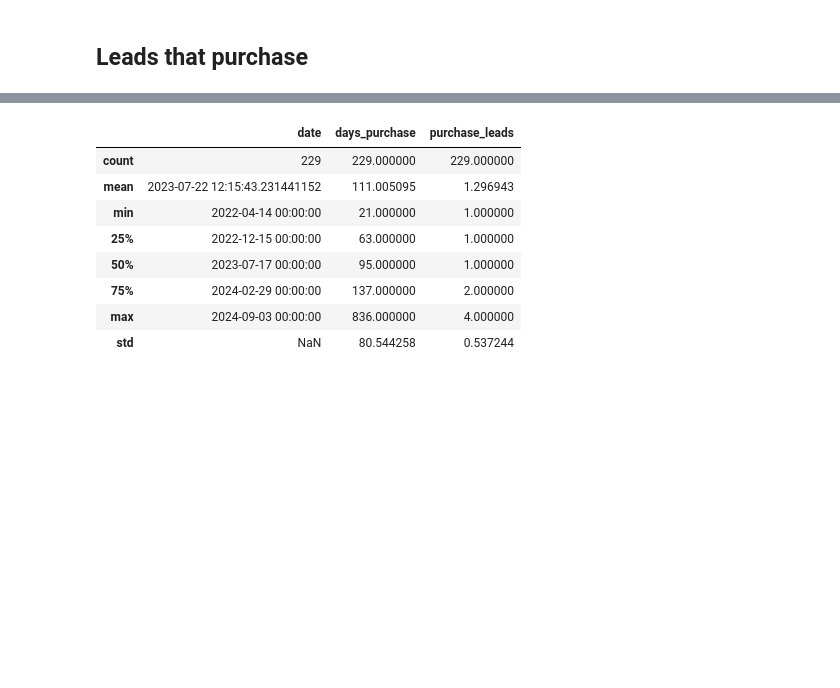
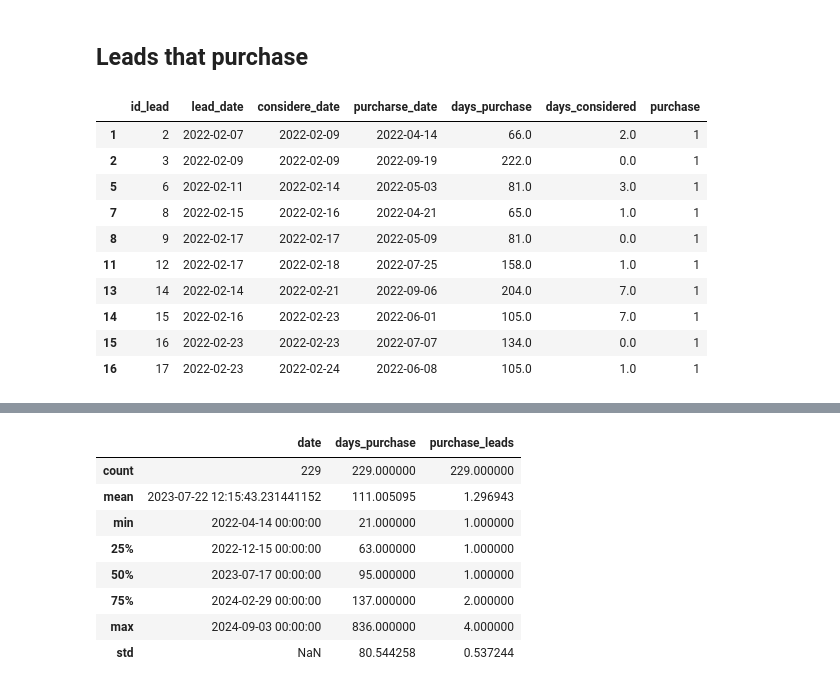
Before and after one commit to Jmartinetel/Macarta_test, a Jupyter notebook: munge/01_data_prep.ipynb, the cells around one changed output, grey strips where cells are left out. Cells and saved outputs as stored; diff of their text form; code cells hidden in the pictures; blank space fills up the shorter version.

```diff
--- a/munge/01_data_prep.ipynb
+++ b/munge/01_data_prep.ipynb
@@ -493,3 +516,17 @@ lead_var = lead_var[lead_var['days_purchase']>0]
 lead_var = lead_var[lead_var['days_considered']>=0]
 # %% [markdown]
 ## Leads that purchase
+# %%
+lead_var.head(10)
+# %% [output]
+|  | id_lead | lead_date | considere_date | purcharse_date | days_purchase | days_considered | purchase |
+| 1 | 2 | 2022-02-07 | 2022-02-09 | 2022-04-14 | 66.0 | 2.0 | 1 |
+| 2 | 3 | 2022-02-09 | 2022-02-09 | 2022-09-19 | 222.0 | 0.0 | 1 |
+| 5 | 6 | 2022-02-11 | 2022-02-14 | 2022-05-03 | 81.0 | 3.0 | 1 |
+| 7 | 8 | 2022-02-15 | 2022-02-16 | 2022-04-21 | 65.0 | 1.0 | 1 |
+| 8 | 9 | 2022-02-17 | 2022-02-17 | 2022-05-09 | 81.0 | 0.0 | 1 |
+| 11 | 12 | 2022-02-17 | 2022-02-18 | 2022-07-25 | 158.0 | 1.0 | 1 |
+| 13 | 14 | 2022-02-14 | 2022-02-21 | 2022-09-06 | 204.0 | 7.0 | 1 |
+| 14 | 15 | 2022-02-16 | 2022-02-23 | 2022-06-01 | 105.0 | 7.0 | 1 |
+| 15 | 16 | 2022-02-23 | 2022-02-23 | 2022-07-07 | 134.0 | 0.0 | 1 |
+| 16 | 17 | 2022-02-23 | 2022-02-24 | 2022-06-08 | 105.0 | 1.0 | 1 |
```
Also changed, not shown: parts of 10 cells of this notebook, 7 other files.
